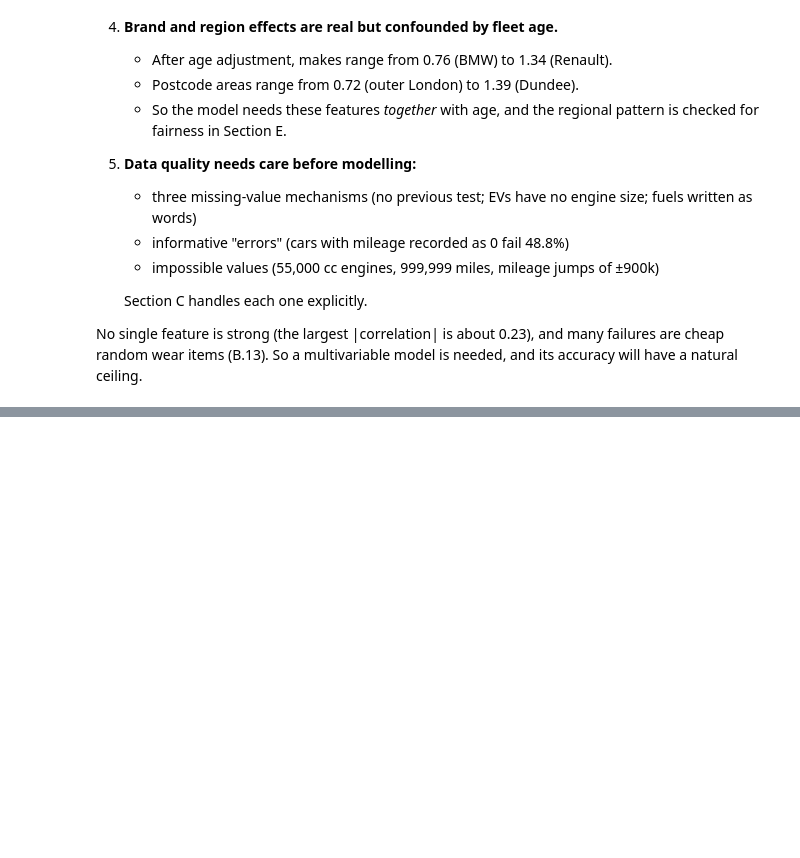
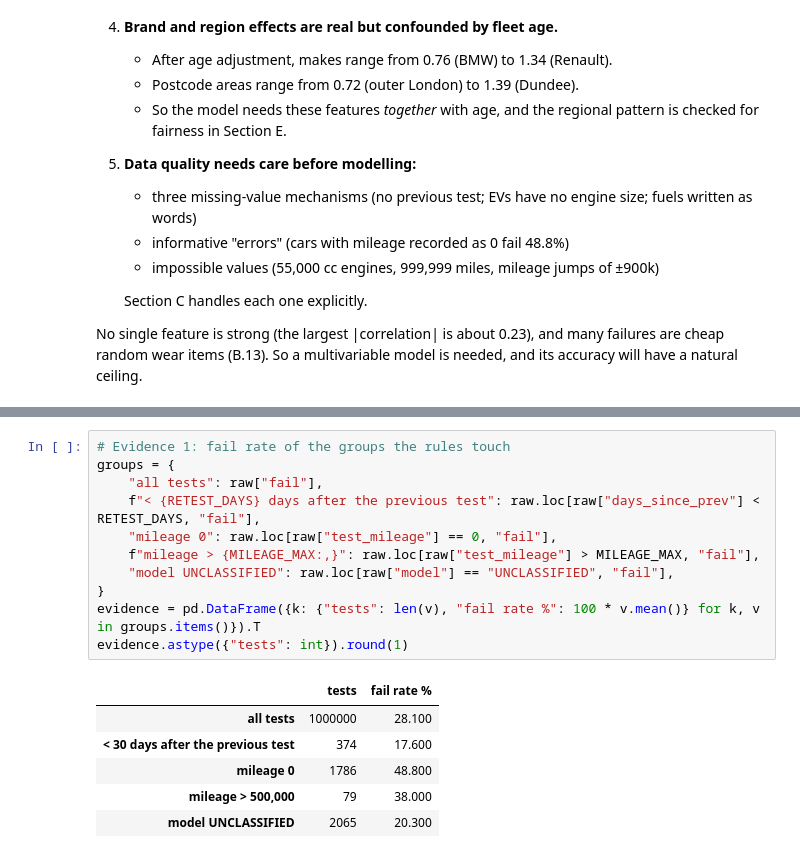
Before and after one commit to Megach-ffs/mot-failure-prediction, a Jupyter notebook: notebooks/MLDA_CW1.ipynb, the cells around one changed output, grey strips where cells are left out. Drawn from its saved outputs; the diff is of its cells as text; blank space fills up the shorter version.

```diff
--- a/notebooks/MLDA_CW1.ipynb
+++ b/notebooks/MLDA_CW1.ipynb
@@ -907,0 +946,18 @@ No single feature is strong (the largest |correlation| is about 0.23), and many
+# %%
+# Evidence 1: fail rate of the groups the rules touch
+groups = {
+    "all tests": raw["fail"],
+    f"< {RETEST_DAYS} days after the previous test": raw.loc[raw["days_since_prev"] < RETEST_DAYS, "fail"],
+    "mileage 0": raw.loc[raw["test_mileage"] == 0, "fail"],
+    f"mileage > {MILEAGE_MAX:,}": raw.loc[raw["test_mileage"] > MILEAGE_MAX, "fail"],
+    "model UNCLASSIFIED": raw.loc[raw["model"] == "UNCLASSIFIED", "fail"],
+}
+evidence = pd.DataFrame({k: {"tests": len(v), "fail rate %": 100 * v.mean()} for k, v in groups.items()}).T
+evidence.astype({"tests": int}).round(1)
+# %% [output]
+|  | tests | fail rate % |
+| all tests | 1000000 | 28.100 |
+| < 30 days after the previous test | 374 | 17.600 |
+| mileage 0 | 1786 | 48.800 |
+| mileage > 500,000 | 79 | 38.000 |
+| model UNCLASSIFIED | 2065 | 20.300 |
```
Also changed, not shown: parts of 12 cells of this notebook, 4 other files.
